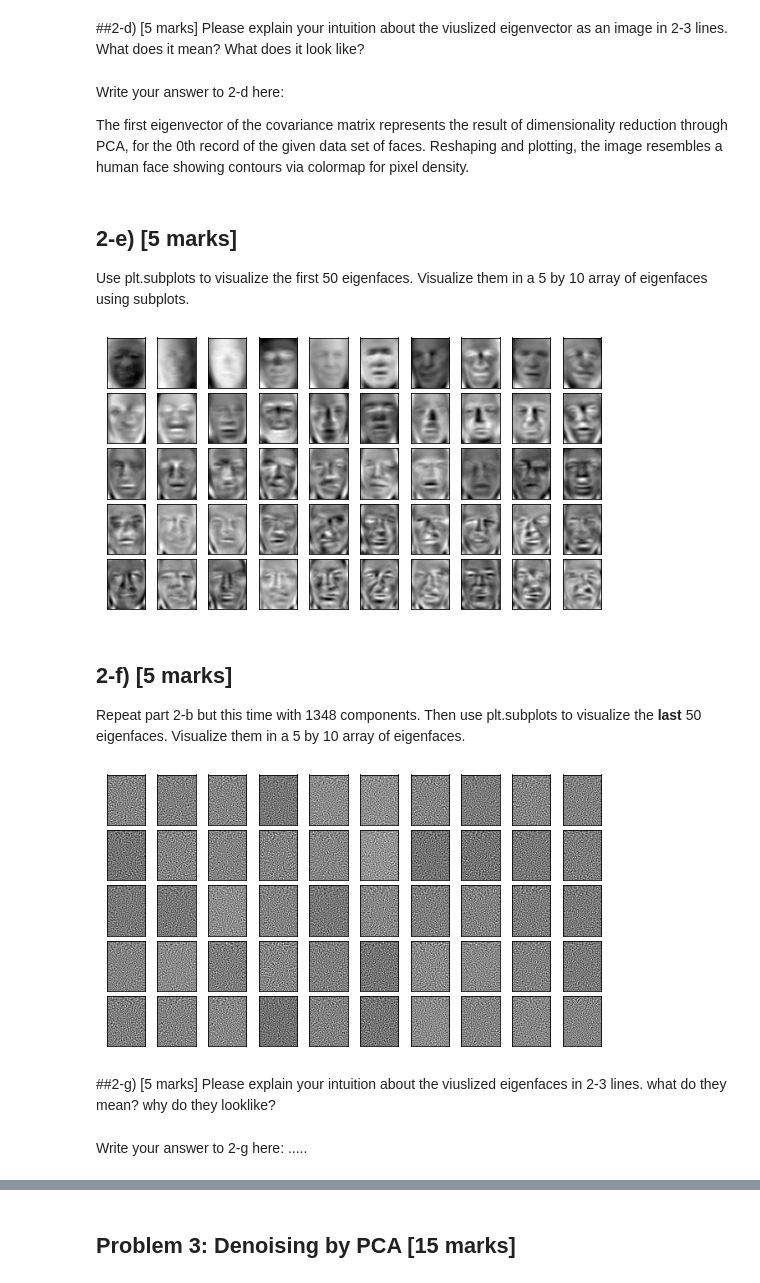
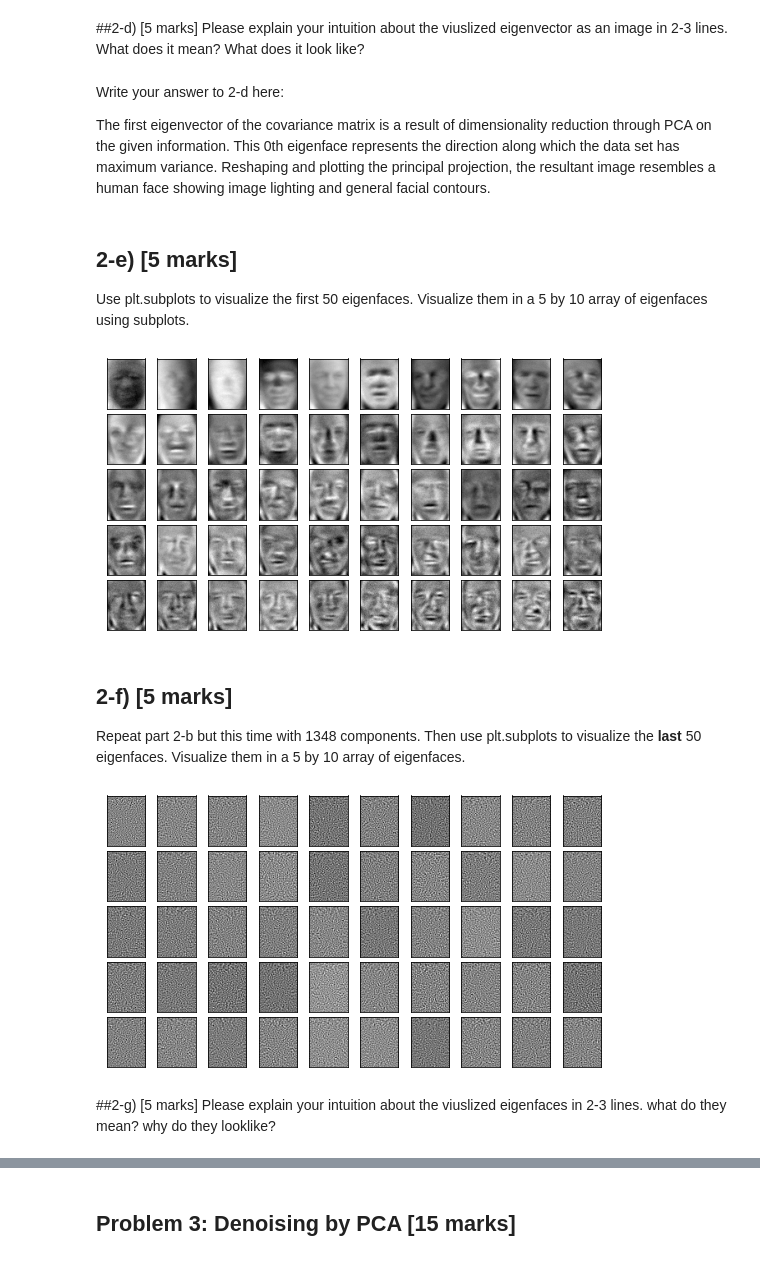
Before and after one commit to vishaalsc/SYDE522-MI, a Jupyter notebook: Assignment_1__PCA_tSNE_SYDE_522.ipynb, the cells around one changed output, grey strips where cells are left out. Cells and saved outputs as stored; diff of their text form; code cells hidden in the pictures.

```diff
--- a/Assignment_1__PCA_tSNE_SYDE_522.ipynb
+++ b/Assignment_1__PCA_tSNE_SYDE_522.ipynb
@@ -238,49 +233,38 @@ Please explain your intuition about the viuslized eigenvector as an image in 2-3
 # %% [markdown]
 Write your answer to 2-d here:
 
-The first eigenvector of the covariance matrix represents the result of dimensionality reduction through PCA, for the 0th record of the given data set of faces. Reshaping and plotting, the image resembles a human face showing  contours via colormap for pixel density.
+The first eigenvector of the covariance matrix is a result of dimensionality reduction through PCA on the given information. This 0th eigenface represents the direction along which the data set has maximum variance. Reshaping and plotting the principal projection, the resultant image resembles a human face showing image lighting and general facial contours.
 # %% [markdown]
 ## 2-e) [5 marks]
 Use plt.subplots to visualize the first 50 eigenfaces. Visualize them in a 5 by 10 array of eigenfaces using subplots.
 # %%
 # write your code here to Plot the first 50 eigenfaces
-
 rows, cols = 5, 10
-fig_ef, ax_ef = plt.subplots(rows, cols, figsize=(9, 5),
+fig, ax = plt.subplots(rows, cols, figsize=(9, 5),
                        subplot_kw={'xticks':[], 'yticks':[]},
                        gridspec_kw=dict(hspace=0.1, wspace=0.1))
-count = 0
-for row in range(rows):
-  for col in range(cols):
-    ax_ef[row, col].imshow(
-        pca.components_[count].reshape(62, 47), cmap='binary_r')
-    count += 1
+for i, a in enumerate(ax.flat):
+  a.imshow(pca.components_[i].reshape(62, 47), cmap='binary_r')
 # %% [output]
-[figure, old version]
+[figure, new version]
 # %% [markdown]
 ## 2-f) [5 marks]
 Repeat part 2-b but this time with 1348 components. Then
 use plt.subplots to visualize the **last** 50 eigenfaces. Visualize them in a 5 by 10 array of eigenfaces.
 # %%
 # write your code here to Plot the last 50 eigenfaces
-
 pca = PCA(n_components=1348)
 pca.fit(X)
 
-fig_ef, ax_ef = plt.subplots(rows, cols, figsize=(9, 5),
+fig, ax = plt.subplots(rows, cols, figsize=(9, 5),
                        subplot_kw={'xticks':[], 'yticks':[]},
                        gridspec_kw=dict(hspace=0.1, wspace=0.1))
-count = 1298
-for row in range(rows):
-  for col in range(cols):
-    ax_ef[row, col].imshow(
-        pca.components_[count].reshape(62, 47), cmap='binary_r')
-    count += 1
+# reverse for last components
+reverse_comps = pca.components_[::-1]
+for i, a in enumerate(ax.flat):
+  a.imshow(reverse_comps[i].reshape(62, 47), cmap='binary_r')
 # %% [output]
-[figure, old version]
+[figure, new version]
 # %% [markdown]
 ##2-g) [5 marks]
 Please explain your intuition about the viuslized eigenfaces in 2-3 lines. what do they mean? why do they looklike?
-# %% [markdown]
-Write your answer to 2-g here:
-.....
```
Also changed, not shown: parts of 23 cells of this notebook.
